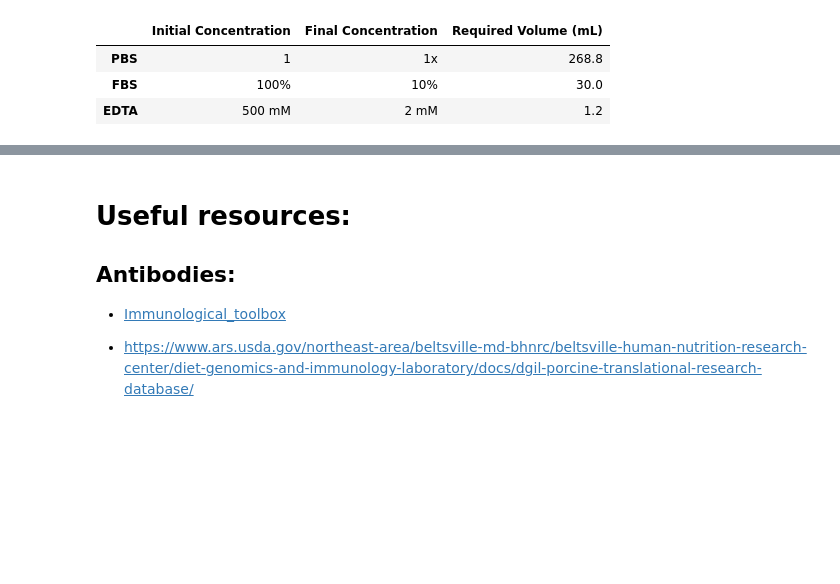
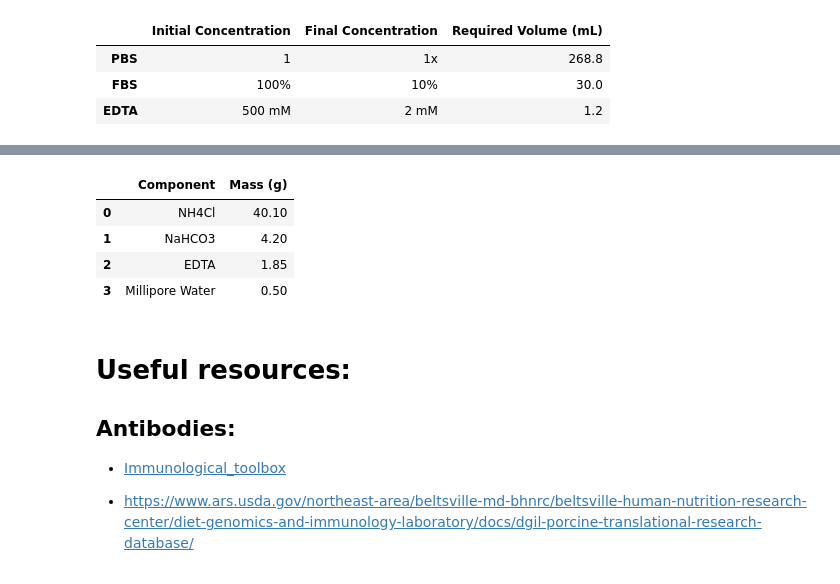
Before and after one commit to ekaterina-epetrova/Conference-Info, a Jupyter notebook: Recipes.ipynb, the cells around one changed output, grey strips where cells are left out. Saved outputs shown, nothing was run; the diff lists cells and outputs as text; code cells hidden in the pictures; blank space fills up the shorter version.

```diff
--- a/Recipes.ipynb
+++ b/Recipes.ipynb
@@ -51,3 +5,35 @@ required_volumes
+# %%
+import pandas as pd
+
+def staining_buffer(final_volume, fbs_percent=10, edta_mm=2, pbs_concentration=1):
+    fbs_volume = final_volume * (fbs_percent / 100)
+    edta_volume = final_volume / (pbs_concentration * 500 / edta_mm)
+    pbs_volume = final_volume - fbs_volume - edta_volume
+
+    data = {
+        'Initial Concentration': [pbs_concentration, '100%', '500 mM'],
+        'Final Concentration': ['1x', f'{fbs_percent}%', f'{edta_mm} mM'],
+        'Required Volume (mL)': [pbs_volume, fbs_volume, edta_volume]
+    }
+
+    return pd.DataFrame(data, index=['PBS', 'FBS', 'EDTA'])
+
+
+def RBC_buffer(stock_volume=1):
+    # Stock solution component masses (in grams)
+    nh4cl_mass = 80.2
+    nahco3_mass = 8.4
+    edta_mass = 3.7
+
+    # Create DataFrame for stock and working solution
+    stock_data = {
+        'Component': ['NH4Cl', 'NaHCO3', 'EDTA', 'Millipore Water'],
+        'Mass (g)': [nh4cl_mass*stock_volume, nahco3_mass*stock_volume, edta_mass*stock_volume, stock_volume]
+    }
+
+    stock_df = pd.DataFrame(stock_data)
+
+    return stock_df
 # %% [markdown]
 # Recipe
 # %% [markdown]
@@ -110,3 +58,11 @@ In conclusion, the proposed study aims to elucidate the dynamics and functional
+# %%
+RBC_buffer(stock_volume=0.5)
+# %% [output]
+|  | Component | Mass (g) |
+| 0 | NH4Cl | 40.10 |
+| 1 | NaHCO3 | 4.20 |
+| 2 | EDTA | 1.85 |
+| 3 | Millipore Water | 0.50 |
 # %% [markdown]
 # Useful resources:
 
```
Also changed, not shown: parts of 4 cells of this notebook.
